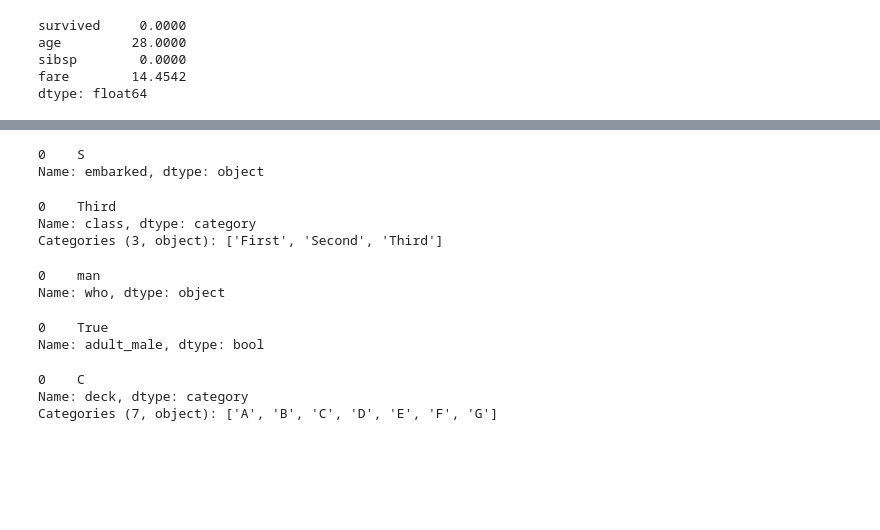
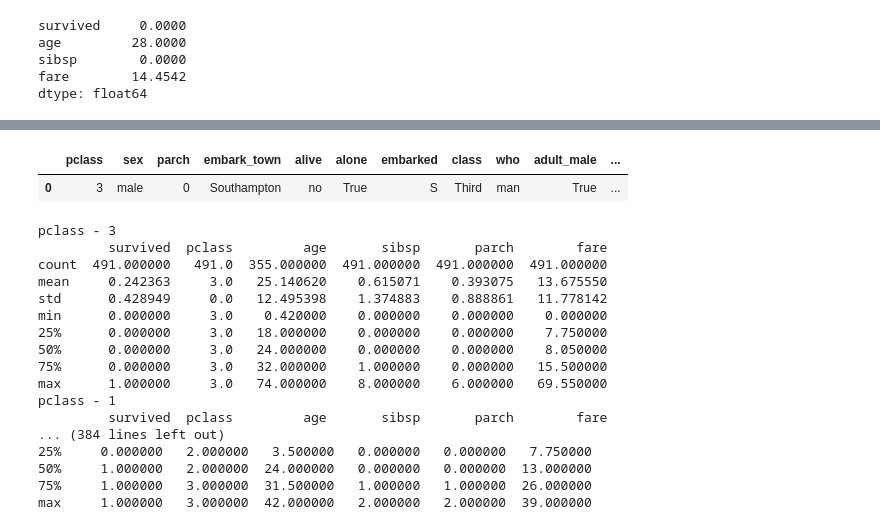
Before and after one commit to Mariana470-del/avanti-bootcamp-cdd, a Jupyter notebook: notebooks/01-estatística-descritiva.ipynb, the cells around one changed output, grey strips where cells are left out. Drawn from its saved outputs; the diff is of its cells as text; code cells hidden in the pictures; blank space fills up the shorter version.

```diff
--- a/notebooks/01-estatística-descritiva.ipynb
+++ b/notebooks/01-estatística-descritiva.ipynb
@@ -249,27 +275,32 @@ Name: alone, dtype: bool
-# %%
-ds['embarked'].mode()
-# %% [output]
-0    S
-Name: embarked, dtype: object
-# %%
-ds['class'].mode()
-# %% [output]
-0    Third
-Name: class, dtype: category
-Categories (3, object): ['First', 'Second', 'Third']
-# %%
-ds['who'].mode()
-# %% [output]
-0    man
-Name: who, dtype: object
-# %%
-ds['adult_male'].mode()
-# %% [output]
-0    True
-Name: adult_male, dtype: bool
-# %%
-ds['deck'].mode()
-# %% [output]
-0    C
-Name: deck, dtype: category
-Categories (7, object): ['A', 'B', 'C', 'D', 'E', 'F', 'G']
+# %%
+ds[['pclass', 'sex', 'parch', 'embark_town', 'alive', 'alone', 'embarked', 'class', 'who','adult_male','deck']].mode()
+# %% [output]
+|  | pclass | sex | parch | embark_town | alive | alone | embarked | class | who | adult_male | ... |
+| 0 | 3 | male | 0 | Southampton | no | True | S | Third | man | True | ... |
+# %%
+qualitive_vars =['pclass', 'sex', 'parch', 'embark_town', 'alive', 'alone', 'embarked', 'class', 'who','adult_male','deck']
+
+for variavel in qualitive_vars:
+    valores_unicos = ds[variavel].unique()
+    for valor in valores_unicos:
+        print(f"{variavel} - {valor}")
+        subamostras = ds[ds[variavel] == valor]
+        print(subamostras.describe())
+# %% [output]
+pclass - 3
+         survived  pclass         age       sibsp       parch        fare
+count  491.000000   491.0  355.000000  491.000000  491.000000  491.000000
+mean     0.242363     3.0   25.140620    0.615071    0.393075   13.675550
+std      0.428949     0.0   12.495398    1.374883    0.888861   11.778142
+min      0.000000     3.0    0.420000    0.000000    0.000000    0.000000
+25%      0.000000     3.0   18.000000    0.000000    0.000000    7.750000
+50%      0.000000     3.0   24.000000    0.000000    0.000000    8.050000
+75%      0.000000     3.0   32.000000    1.000000    0.000000   15.500000
+max      1.000000     3.0   74.000000    8.000000    6.000000   69.550000
+pclass - 1
+         survived  pclass         age       sibsp       parch        fare
+... (384 lines left out)
+25%     0.000000   2.000000   3.500000   0.000000   0.000000   7.750000
+50%     1.000000   2.000000  24.000000   0.000000   0.000000  13.000000
+75%     1.000000   3.000000  31.500000   1.000000   1.000000  26.000000
+max     1.000000   3.000000  42.000000   2.000000   2.000000  39.000000
```
Also changed, not shown: parts of 16 cells of this notebook.
